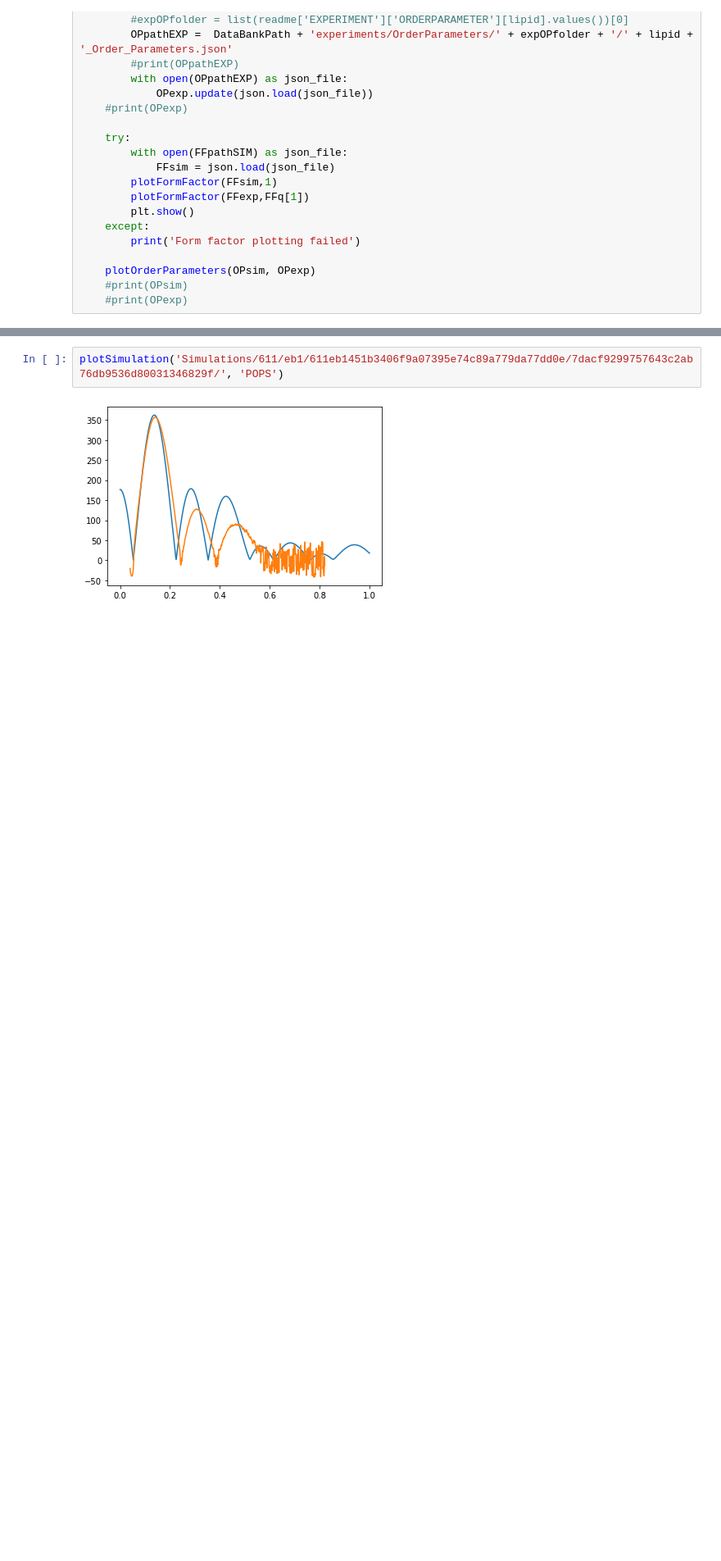
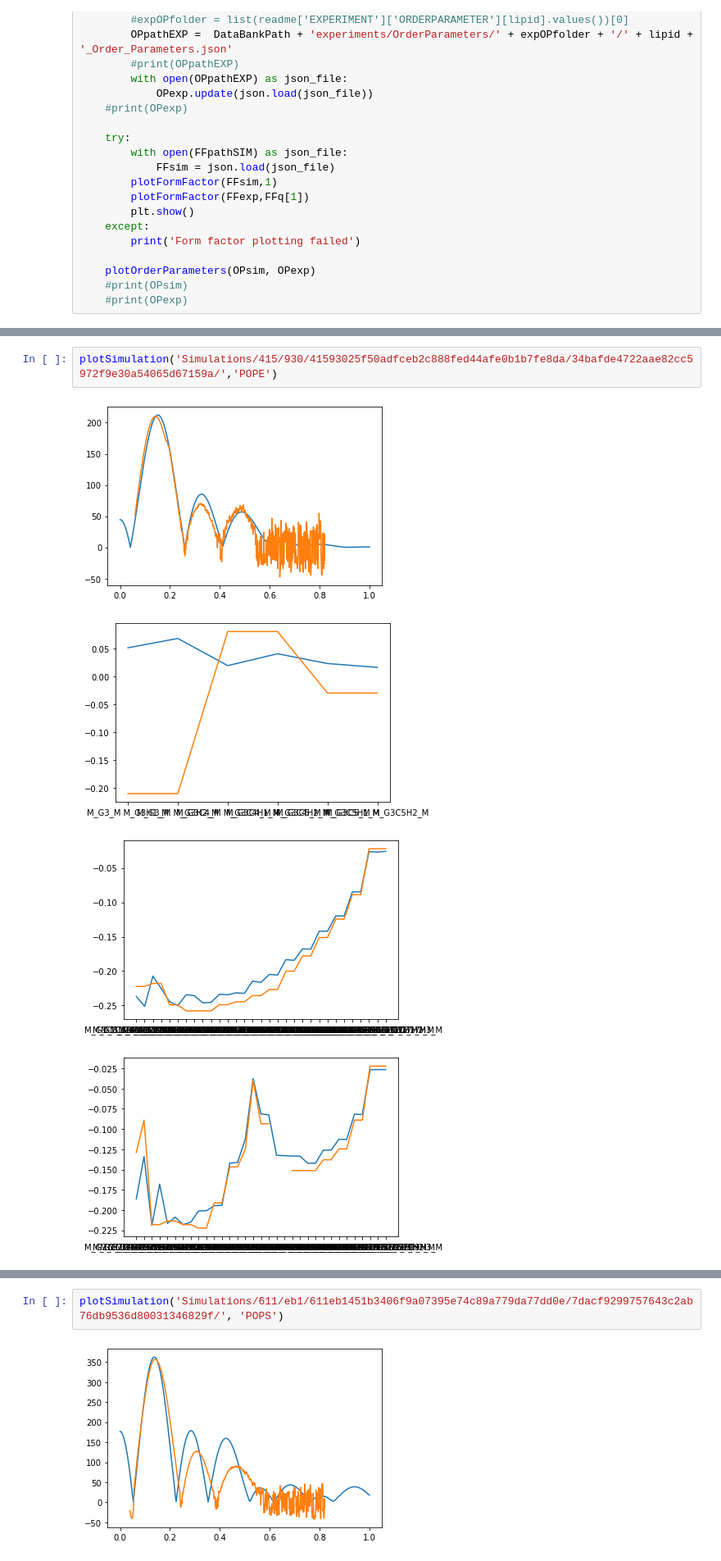
Before and after one commit to NMRLipids/DataBankManuscript, a Jupyter notebook: scripts/plotSimulation.ipynb, the cells around one changed output, grey strips where cells are left out. Shown: that part at 82% size. Cells and saved outputs as stored; diff of their text form; blank space fills up the shorter version.

```diff
--- a/scripts/plotSimulation.ipynb
+++ b/scripts/plotSimulation.ipynb
@@ -102 +140,8 @@ def plotSimulation(path, lipid):
+# %%
+plotSimulation('Simulations/415/930/41593025f50adfceb2c888fed44afe0b1b7fe8da/34bafde4722aae82cc5972f9e30a54065d67159a/','POPE')
+# %% [output]
+[figure, added]
+[figure, added]
+[figure, added]
+[figure, added]
 # %%
```
Also changed, not shown: parts of 11 cells of this notebook.
